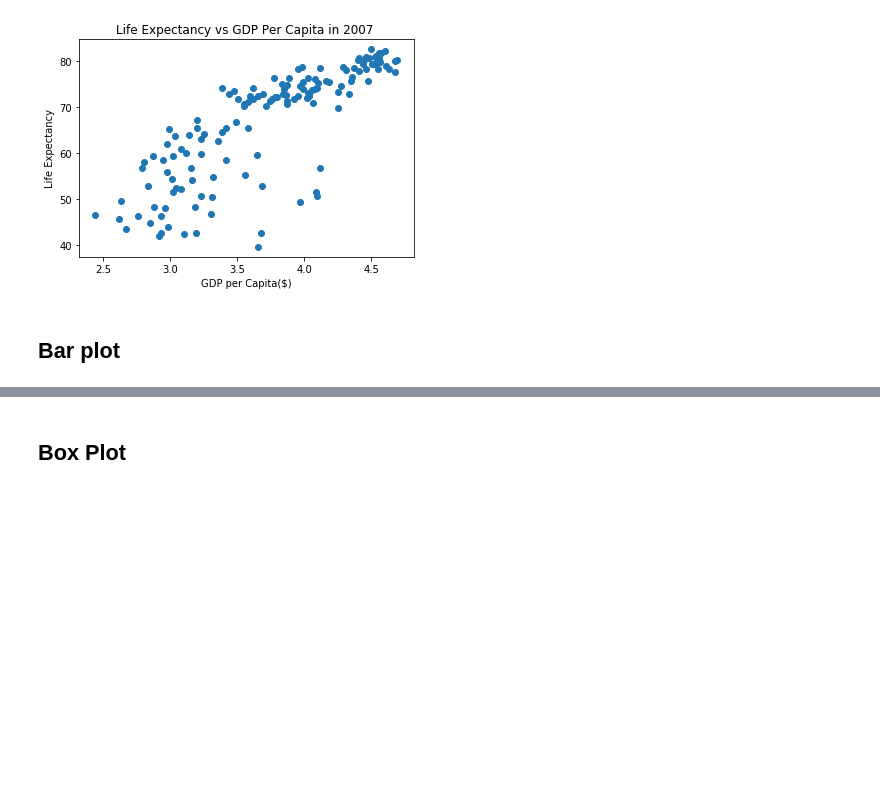
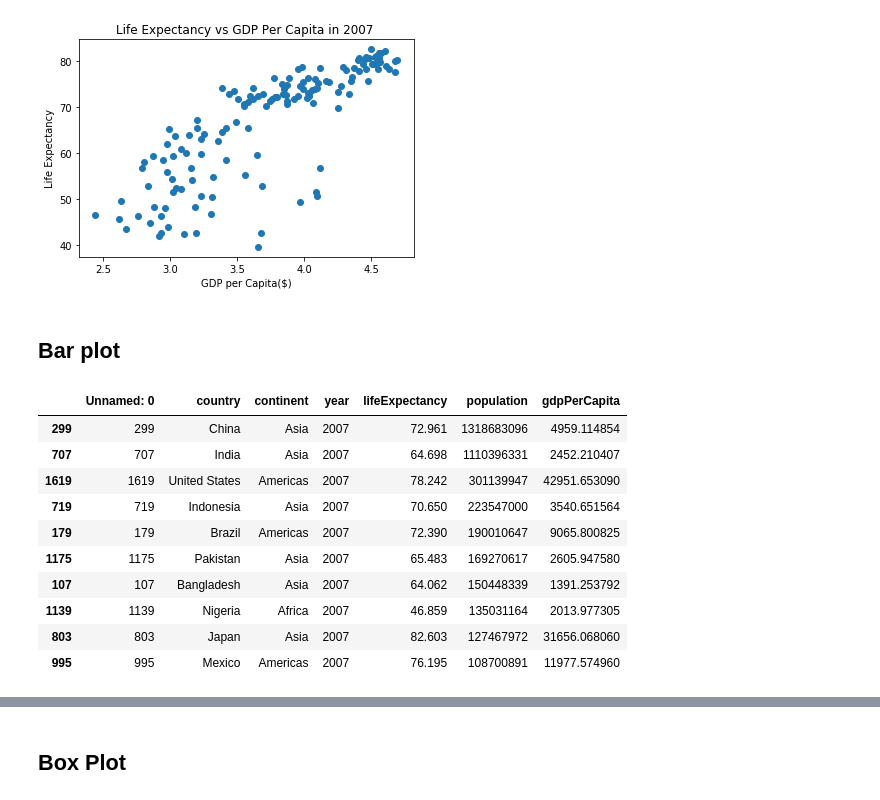
Before and after one commit to Sreemanto/Repo-New, a Jupyter notebook: Visulaization.ipynb, the cells around one changed output, grey strips where cells are left out. Saved outputs shown, nothing was run; the diff lists cells and outputs as text; code cells hidden in the pictures; blank space fills up the shorter version.

```diff
--- a/Visulaization.ipynb
+++ b/Visulaization.ipynb
@@ -28,4 +39,18 @@ plt.show()
 [figure]
 # %% [markdown]
 ## Bar plot
+# %%
+data_2007.sort_values('population',ascending=False).head(10)
+# %% [output]
+|  | Unnamed: 0 | country | continent | year | lifeExpectancy | population | gdpPerCapita |
+| 299 | 299 | China | Asia | 2007 | 72.961 | 1318683096 | 4959.114854 |
+| 707 | 707 | India | Asia | 2007 | 64.698 | 1110396331 | 2452.210407 |
+| 1619 | 1619 | United States | Americas | 2007 | 78.242 | 301139947 | 42951.653090 |
+| 719 | 719 | Indonesia | Asia | 2007 | 70.650 | 223547000 | 3540.651564 |
+| 179 | 179 | Brazil | Americas | 2007 | 72.390 | 190010647 | 9065.800825 |
+| 1175 | 1175 | Pakistan | Asia | 2007 | 65.483 | 169270617 | 2605.947580 |
+| 107 | 107 | Bangladesh | Asia | 2007 | 64.062 | 150448339 | 1391.253792 |
+| 1139 | 1139 | Nigeria | Africa | 2007 | 46.859 | 135031164 | 2013.977305 |
+| 803 | 803 | Japan | Asia | 2007 | 82.603 | 127467972 | 31656.068060 |
+| 995 | 995 | Mexico | Americas | 2007 | 76.195 | 108700891 | 11977.574960 |
 # %%
```
Also changed, not shown: parts of 25 cells of this notebook.
